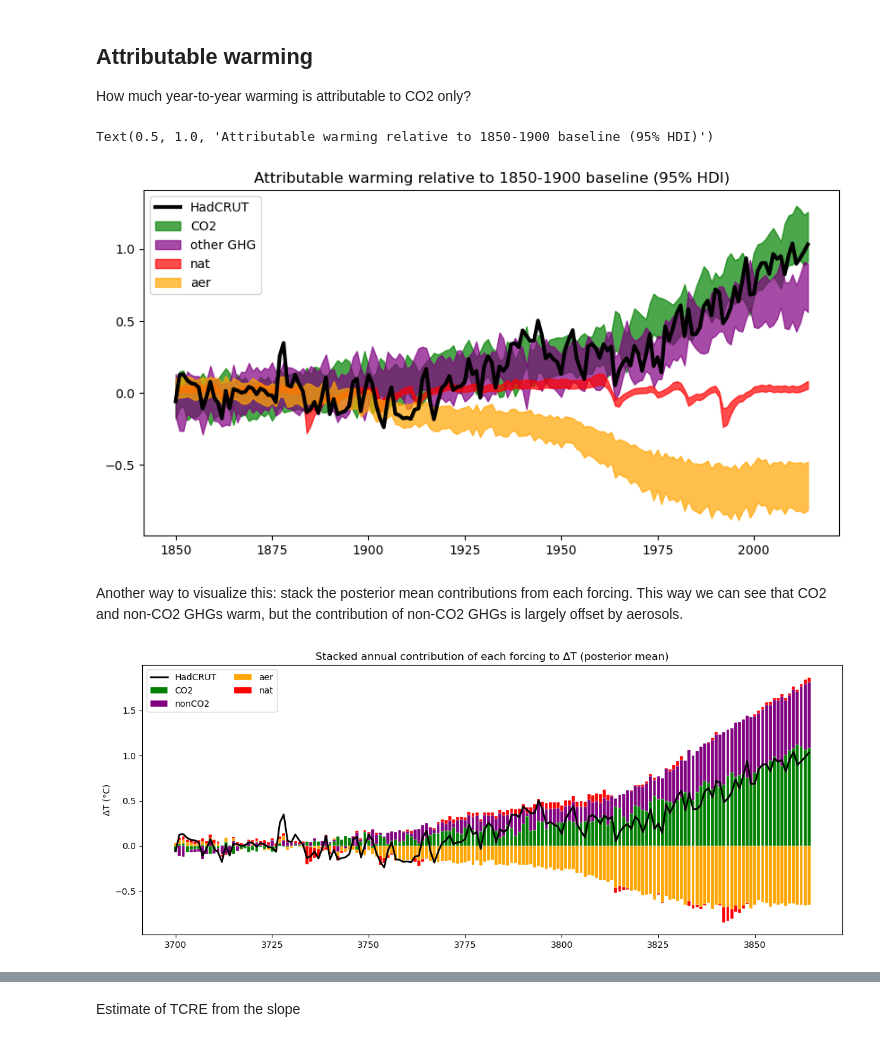
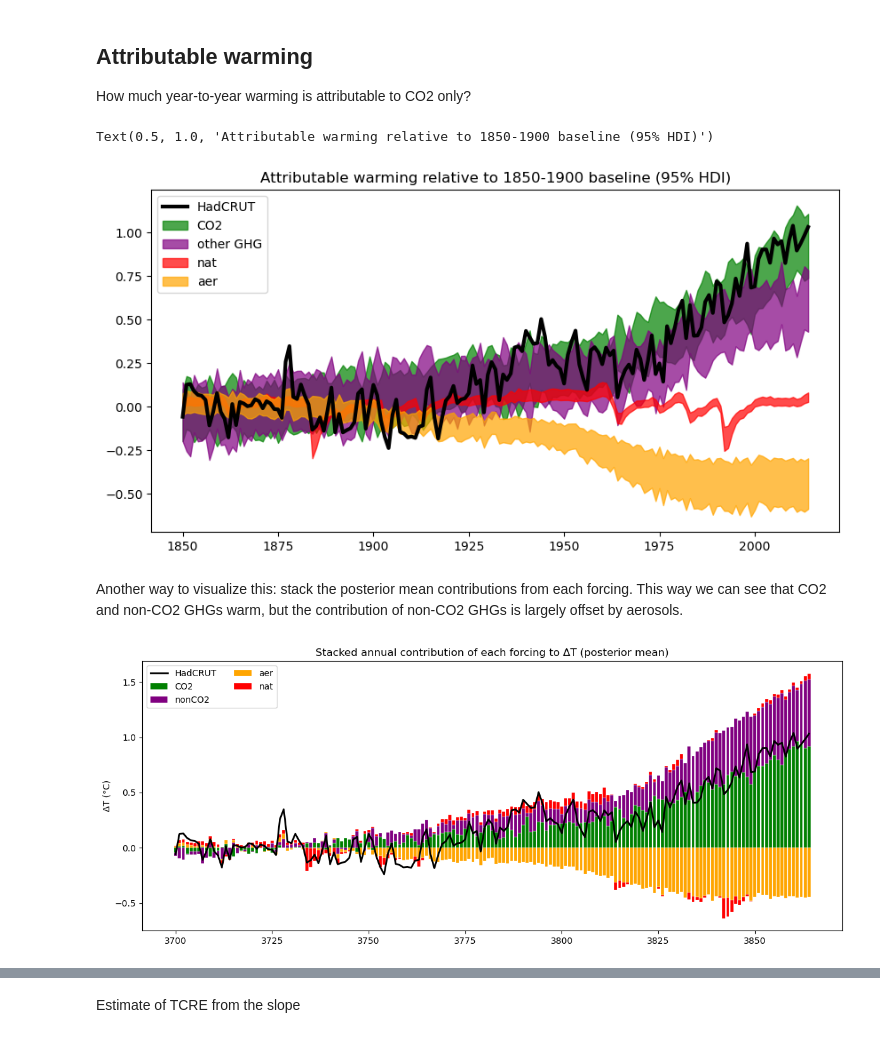
Before and after one commit to netzeroasap/TCRE_Assessment, a Jupyter notebook: notebooks/TCRE_from_DAMIP.ipynb, the cells around one changed output, grey strips where cells are left out. Cells and saved outputs as stored; diff of their text form; code cells hidden in the pictures.

```diff
--- a/notebooks/TCRE_from_DAMIP.ipynb
+++ b/notebooks/TCRE_from_DAMIP.ipynb
@@ -255,38 +297,38 @@ How much year-to-year warming is attributable to CO2 only?
 #az.plot_hdi(time,trace.posterior.attributable_all,smooth=False,color="g")
 #az.plot_hdi(time,trace.posterior.F_historical,smooth=False,color="b")
 plt.figure(figsize=(10,5))
 hdi_prob=.95
 time=np.arange(165)+1850
 plt.plot(time,H_obs.values,c=obsc,lw=3,label="HadCRUT",zorder=4)
-az.plot_hdi(time,trace_tcre.posterior.attributable_CO2,
+az.plot_hdi(time,trace.posterior.attributable_CO2,
             hdi_prob=hdi_prob,
             smooth=False,
             color="green",
            fill_kwargs={'label': 'CO2', 'alpha': 0.7})
-az.plot_hdi(time,trace_tcre.posterior.attributable_nonCO2,
+az.plot_hdi(time,trace.posterior.attributable_nonCO2,
             hdi_prob=hdi_prob,
             smooth=False,
             color="purple",
            fill_kwargs={'label': 'other GHG', 'alpha': 0.7})
 
-az.plot_hdi(time,trace_tcre.posterior.attributable_nat,
+az.plot_hdi(time,trace.posterior.attributable_nat,
             hdi_prob=hdi_prob,
             smooth=False,
             color="red",
            fill_kwargs={'label': 'nat', 'alpha': 0.7})
 
-az.plot_hdi(time,trace_tcre.posterior.attributable_aer,
+az.plot_hdi(time,trace.posterior.attributable_aer,
             hdi_prob=hdi_prob,
             smooth=False,
             color="orange",
            fill_kwargs={'label': 'aer', 'alpha': 0.7})
 plt.legend()
 plt.title(f"Attributable warming relative to 1850-1900 baseline ({str(int(hdi_prob*100))}% HDI)")
 #tmp=[plt.plot(time,np.average(GCM_F["hist-GHG"][m],axis=0)-np.average(GCM_F["hist-CO2"][m],axis=0),c="b") for m in models[has_co2]]
 #az.plot_hdi(time,trace.posterior.F_nonCO2,smooth=False,color="b")
 # %% [output]
 Text(0.5, 1.0, 'Attributable warming relative to 1850-1900 baseline (95% HDI)')
-[figure, old version]
+[figure, new version]
 # %% [markdown]
 Another way to visualize this: stack the posterior mean contributions from each forcing.  This way we can see that CO2 and non-CO2 GHGs warm, but the contribution of non-CO2 GHGs is largely offset by aerosols.
 # %%
@@ -314,12 +356,12 @@ def barplot(trace,all_experiments=["CO2","nat","aer","nonCO2"],for_talk=False):
     plt.legend(ncol=2)
 # %%
 plt.figure(figsize=(12,5))
-barplot(trace_tcre,all_experiments=["CO2","nonCO2","aer","nat"])
+barplot(trace,all_experiments=["CO2","nonCO2","aer","nat"])
 plt.title("Stacked annual contribution of each forcing to ΔT (posterior mean)")
 plt.ylabel("ΔT (°C)")
 plt.tight_layout()
 # %% [output]
-[figure, old version]
+[figure, new version]
 # %% [markdown]
 # TCRE
 The transient climate response to emissions (TCRE) is derived from the temperature change attributable to CO2 and the emissions.  We use the entire time series and estimate TCRE as the OLS slope through the origin of $T_{CO2}$ on $E$.  Mathematically, we have
```
Also changed, not shown: parts of 15 cells of this notebook.
